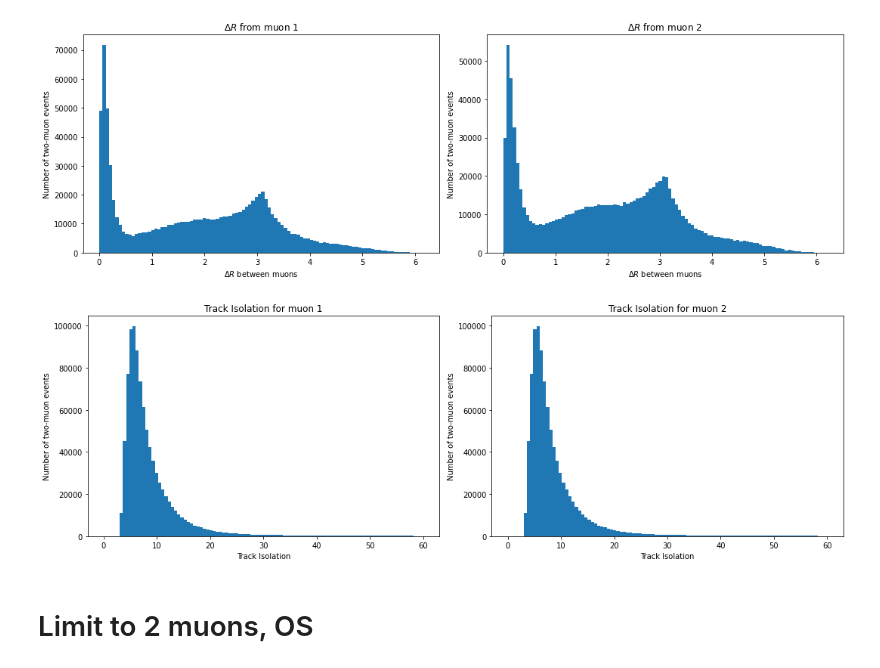
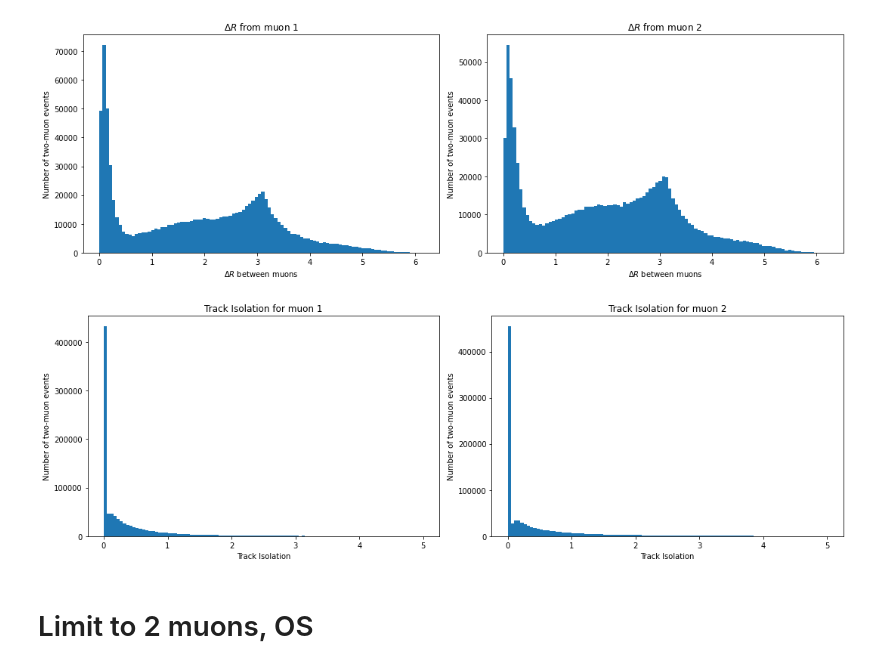
Before and after one commit to blianggilman/Dimuon-Resonances-Prompt-Analysis, a Jupyter notebook: makeMassPlots.ipynb, the cells around one changed output. Cells and saved outputs as stored; diff of their text form; code cells hidden in the pictures.

```diff
--- a/makeMassPlots.ipynb
+++ b/makeMassPlots.ipynb
@@ -182,20 +182,20 @@ fig.tight_layout()
 # %%
 #iso track for each muon
 fig, axes = plt.subplots(nrows=1, ncols=2, figsize=(15, 5))
 
-axes[0].hist(branches['muon1_trkiso'], bins=100, range=(0,60))
+axes[0].hist(branches['muon1_trkiso'], bins=100, range=(0,5))
 axes[0].set_title('Track Isolation for muon 1')
 axes[0].set_xlabel('Track Isolation')
 axes[0].set_ylabel('Number of two-muon events')
 
-axes[1].hist(branches['muon1_trkiso'], bins=100, range=(0,60))
+axes[1].hist(branches['muon2_trkiso'], bins=100, range=(0,5))
 axes[1].set_title('Track Isolation for muon 2')
 axes[1].set_xlabel('Track Isolation')
 axes[1].set_ylabel('Number of two-muon events')
 
 fig.tight_layout()
 # %% [output]
-[figure, old version]
+[figure, new version]
 # %% [markdown]
 # Limit to 2 muons, OS
 # %%
```
Also changed, not shown: parts of 11 cells of this notebook.
